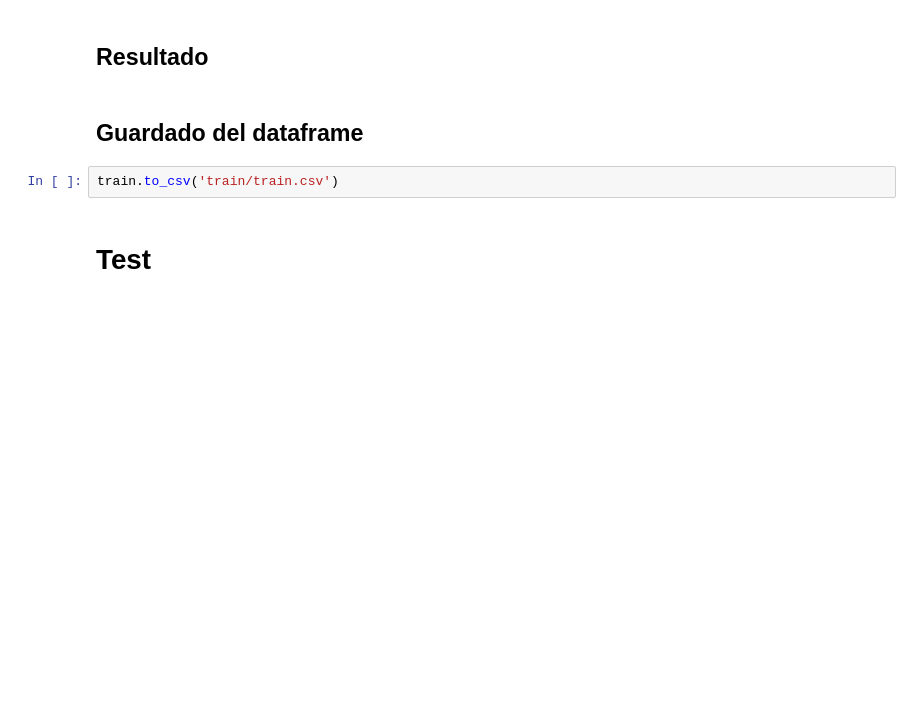
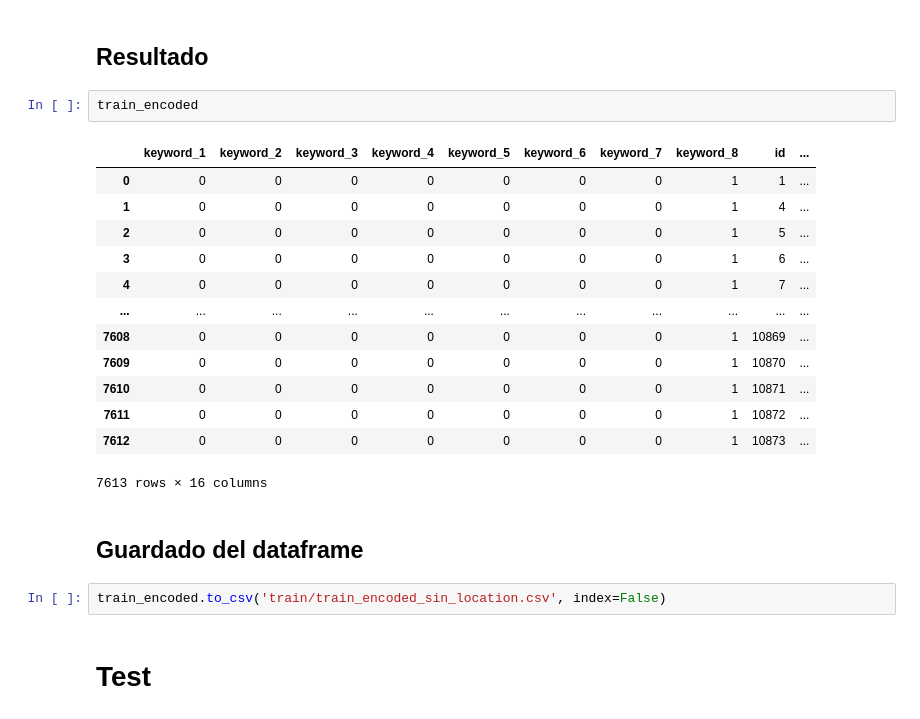
Before and after one commit to pablbob/9558-7506-Data-Hunters, a Jupyter notebook: TP2/feature_engineering.ipynb, the cells around one changed output. Cells and saved outputs as stored; diff of their text form; blank space fills up the shorter version.

Commit message:
Agregado feature_engineering sin location, results sin location

```diff
--- a/TP2/feature_engineering.ipynb
+++ b/TP2/feature_engineering.ipynb
@@ -174,9 +195,25 @@ encoded_text =
 # %% [markdown]
 ## Resultado
+# %%
+train_encoded
+# %% [output]
+|  | keyword_1 | keyword_2 | keyword_3 | keyword_4 | keyword_5 | keyword_6 | keyword_7 | keyword_8 | id | ... |
+| 0 | 0 | 0 | 0 | 0 | 0 | 0 | 0 | 1 | 1 | ... |
+| 1 | 0 | 0 | 0 | 0 | 0 | 0 | 0 | 1 | 4 | ... |
+| 2 | 0 | 0 | 0 | 0 | 0 | 0 | 0 | 1 | 5 | ... |
+| 3 | 0 | 0 | 0 | 0 | 0 | 0 | 0 | 1 | 6 | ... |
+| 4 | 0 | 0 | 0 | 0 | 0 | 0 | 0 | 1 | 7 | ... |
+| ... | ... | ... | ... | ... | ... | ... | ... | ... | ... | ... |
+| 7608 | 0 | 0 | 0 | 0 | 0 | 0 | 0 | 1 | 10869 | ... |
+| 7609 | 0 | 0 | 0 | 0 | 0 | 0 | 0 | 1 | 10870 | ... |
+| 7610 | 0 | 0 | 0 | 0 | 0 | 0 | 0 | 1 | 10871 | ... |
+| 7611 | 0 | 0 | 0 | 0 | 0 | 0 | 0 | 1 | 10872 | ... |
+| 7612 | 0 | 0 | 0 | 0 | 0 | 0 | 0 | 1 | 10873 | ... |
+7613 rows × 16 columns
 # %% [markdown]
 ## Guardado del dataframe
 # %%
-train.to_csv('train/train.csv')
+train_encoded.to_csv('train/train_encoded_sin_location.csv', index=False)
 # %% [markdown]
 # Test
 # %%
```
Also changed, not shown: parts of 14 cells of this notebook, 8 other files.
